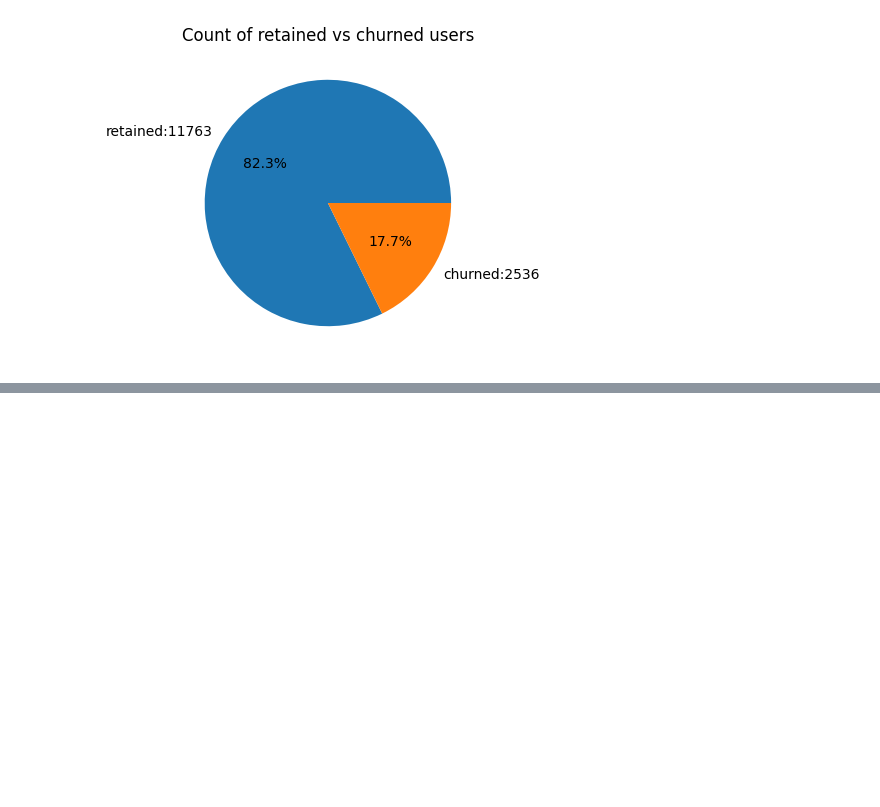
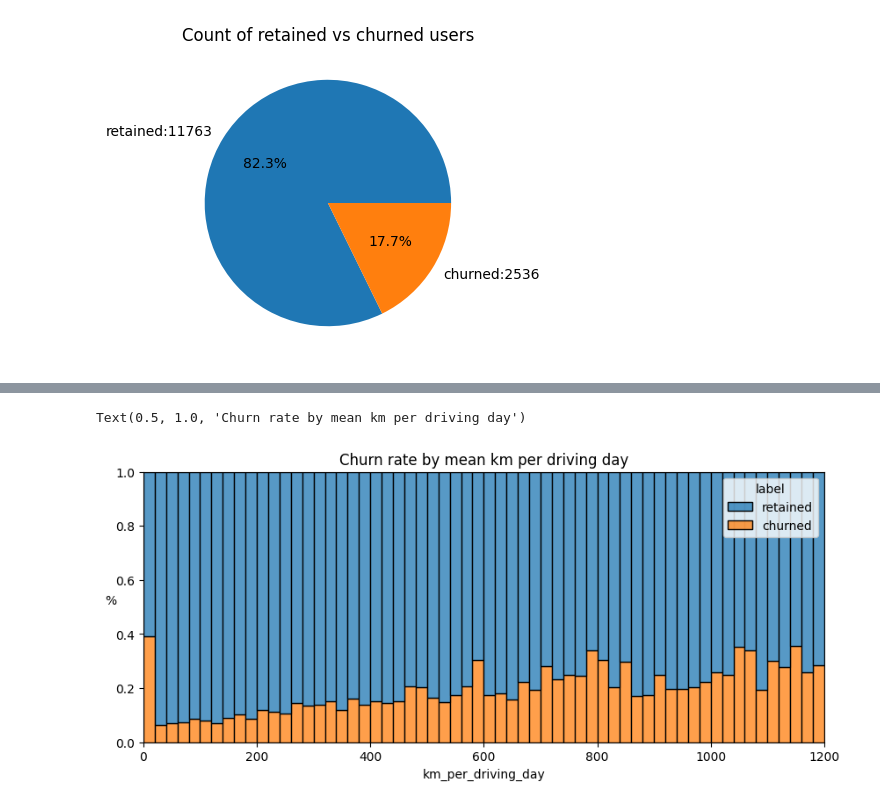
Before and after one commit to martinadelorenzo/waze, a Jupyter notebook: waze_data_visualization.ipynb, the cells around one changed output, grey strips where cells are left out. Cells and saved outputs as stored; diff of their text form; code cells hidden in the pictures; blank space fills up the shorter version.

```diff
--- a/waze_data_visualization.ipynb
+++ b/waze_data_visualization.ipynb
@@ -264,0 +314,6 @@ Text(0.5, 1.0, 'Count of retained vs churned users')
+# %%
+# create new column
+df["km_per_driving_day"] = df["driven_km_drives"] / df["driving_days"]
+# mean distance driven per driving day for each user
+
+df["km_per_driving_day"].describe()
@@ -264,0 +338,5 @@ Text(0.5, 1.0, 'Count of retained vs churned users')
+# %%
+# convert infinity values to zero
+df.loc[df["km_per_driving_day"] == np.inf, "km_per_driving_day"] = 0
+
+df["km_per_driving_day"].describe()
@@ -264,0 +353,15 @@ Text(0.5, 1.0, 'Count of retained vs churned users')
+# %%
+plt.figure(figsize=(10,4))
+
+sns.histplot(data=df,
+             x="km_per_driving_day",
+             bins=range(0,1201,20),
+             # only plot values up to 1200km per day
+             hue="label",
+             multiple="fill")
+
+plt.ylabel("%", rotation=0)
+plt.title("Churn rate by mean km per driving day")
+# %% [output]
+Text(0.5, 1.0, 'Churn rate by mean km per driving day')
+[figure, added]
```
Also changed, not shown: parts of 22 cells of this notebook.
